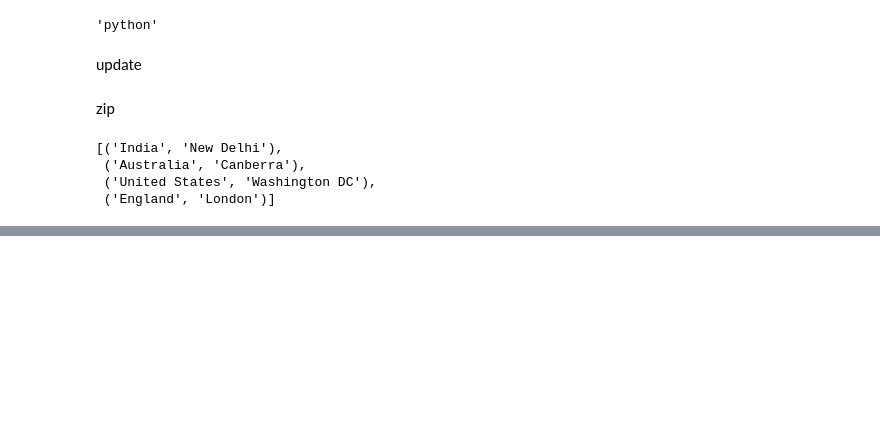
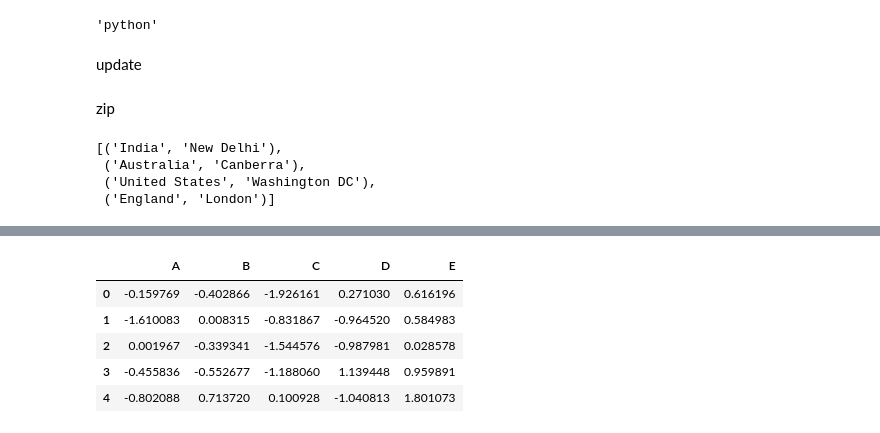
Before and after one commit to khalilkhan1111/python_practice, a Jupyter notebook: python_practice.ipynb, the cells around one changed output, grey strips where cells are left out. Drawn from its saved outputs; the diff is of its cells as text; code cells hidden in the pictures; blank space fills up the shorter version.

```diff
--- a/python_practice.ipynb
+++ b/python_practice.ipynb
@@ -378,0 +667,9 @@ country_city_list
+# %%
+df.head()
+# %% [output]
+|  | A | B | C | D | E |
+| 0 | -0.159769 | -0.402866 | -1.926161 | 0.271030 | 0.616196 |
+| 1 | -1.610083 | 0.008315 | -0.831867 | -0.964520 | 0.584983 |
+| 2 | 0.001967 | -0.339341 | -1.544576 | -0.987981 | 0.028578 |
+| 3 | -0.455836 | -0.552677 | -1.188060 | 1.139448 | 0.959891 |
+| 4 | -0.802088 | 0.713720 | 0.100928 | -1.040813 | 1.801073 |
```
Also changed, not shown: parts of 49 cells of this notebook.
